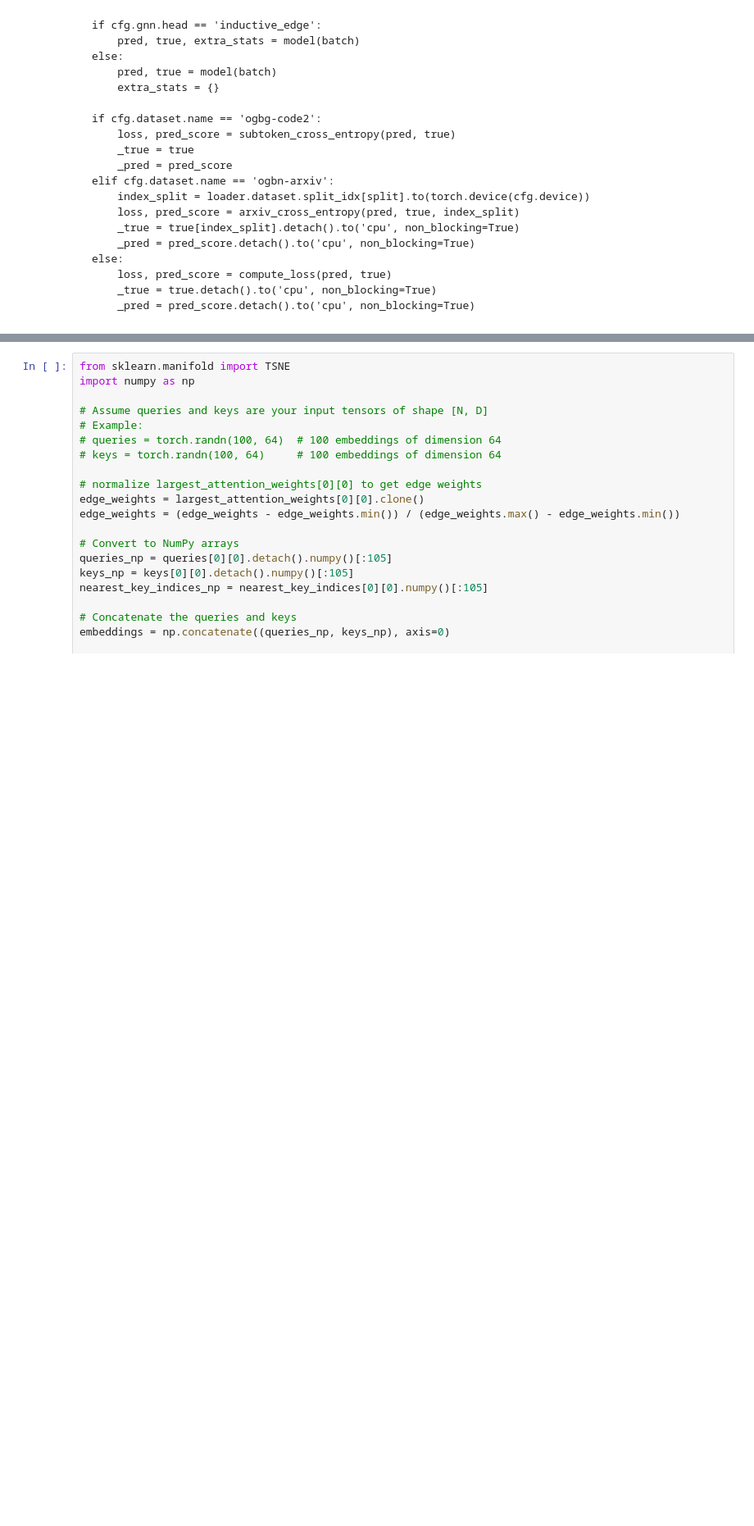
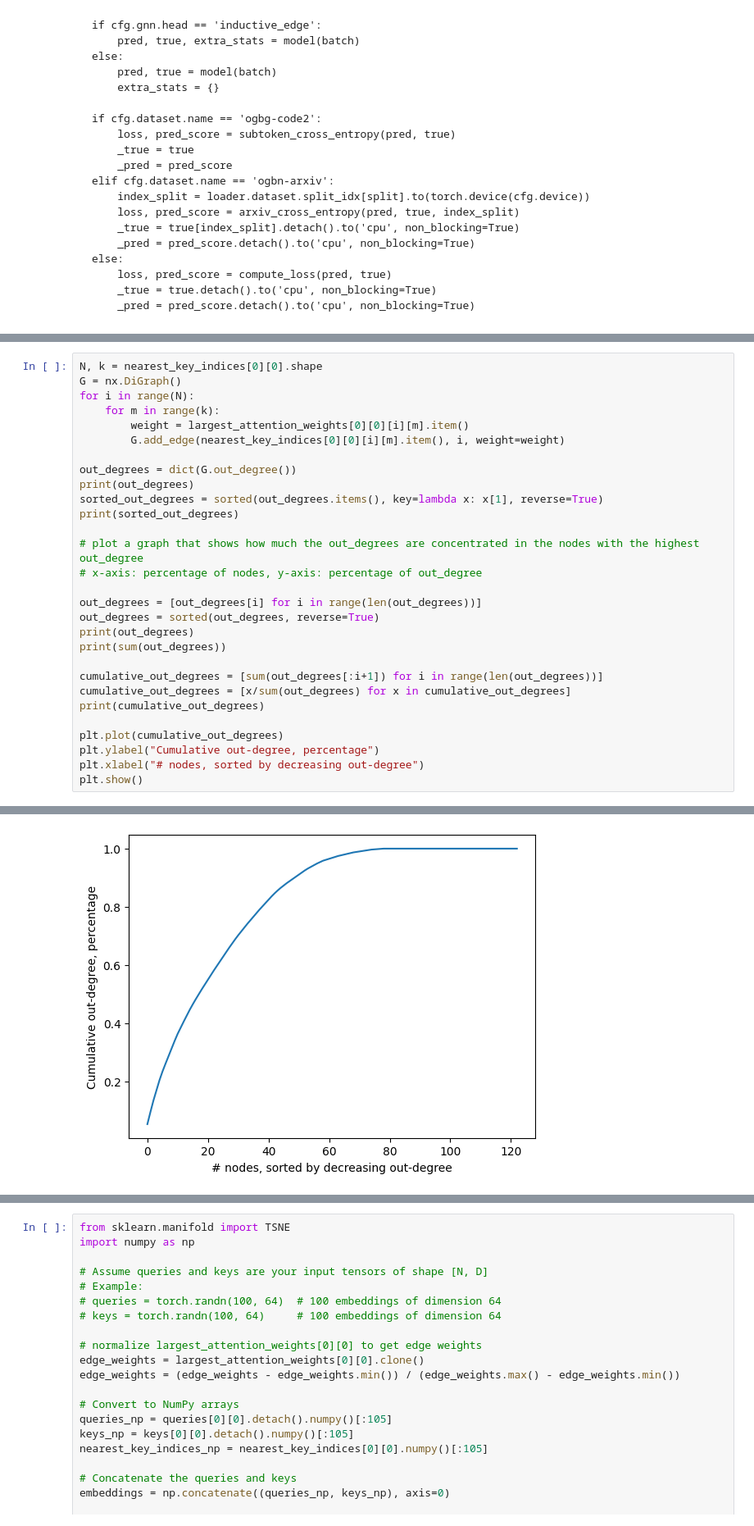
Before and after one commit to JonasDeSchouwer/MSc-thesis, a Jupyter notebook: inspecting-attention-weights.ipynb, the cells around one changed output, grey strips where cells are left out. Shown at 82% size. Drawn from its saved outputs; the diff is of its cells as text; blank space fills up the shorter version.

```diff
--- a/inspecting-attention-weights.ipynb
+++ b/inspecting-attention-weights.ipynb
@@ -401,0 +446,30 @@ InDegreeView({0: 0, 1: 1})
+# %%
+N, k = nearest_key_indices[0][0].shape
+G = nx.DiGraph()
+for i in range(N):
+    for m in range(k):
+        weight = largest_attention_weights[0][0][i][m].item()
+        G.add_edge(nearest_key_indices[0][0][i][m].item(), i, weight=weight)
+
+out_degrees = dict(G.out_degree())
+print(out_degrees)
+sorted_out_degrees = sorted(out_degrees.items(), key=lambda x: x[1], reverse=True)
+print(sorted_out_degrees)
+
+# plot a graph that shows how much the out_degrees are concentrated in the nodes with the highest out_degree
+# x-axis: percentage of nodes, y-axis: percentage of out_degree
+
+out_degrees = [out_degrees[i] for i in range(len(out_degrees))]
+out_degrees = sorted(out_degrees, reverse=True)
+print(out_degrees)
+print(sum(out_degrees))
+
+cumulative_out_degrees = [sum(out_degrees[:i+1]) for i in range(len(out_degrees))]
+cumulative_out_degrees = [x/sum(out_degrees) for x in cumulative_out_degrees]
+print(cumulative_out_degrees)
+
+plt.plot(cumulative_out_degrees)
+plt.ylabel("Cumulative out-degree, percentage")
+plt.xlabel("# nodes, sorted by decreasing out-degree")
+plt.show()
+# %% [output]
@@ -401,0 +481 @@ InDegreeView({0: 0, 1: 1})
+[figure, added]
```
Also changed, not shown: parts of 20 cells of this notebook, 1 other file.
